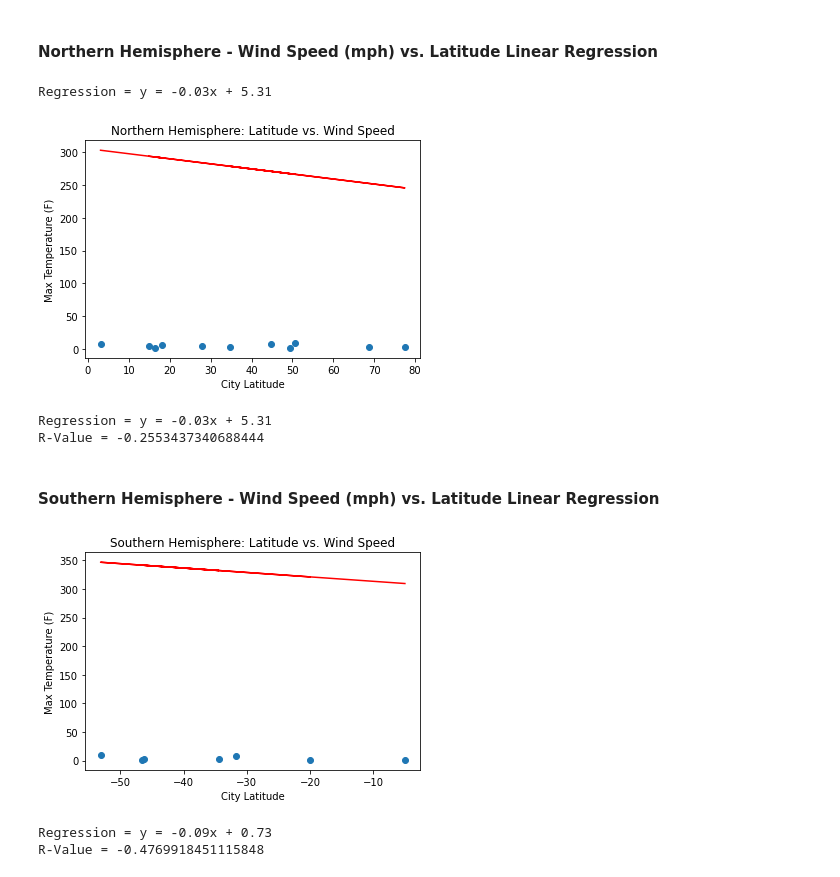
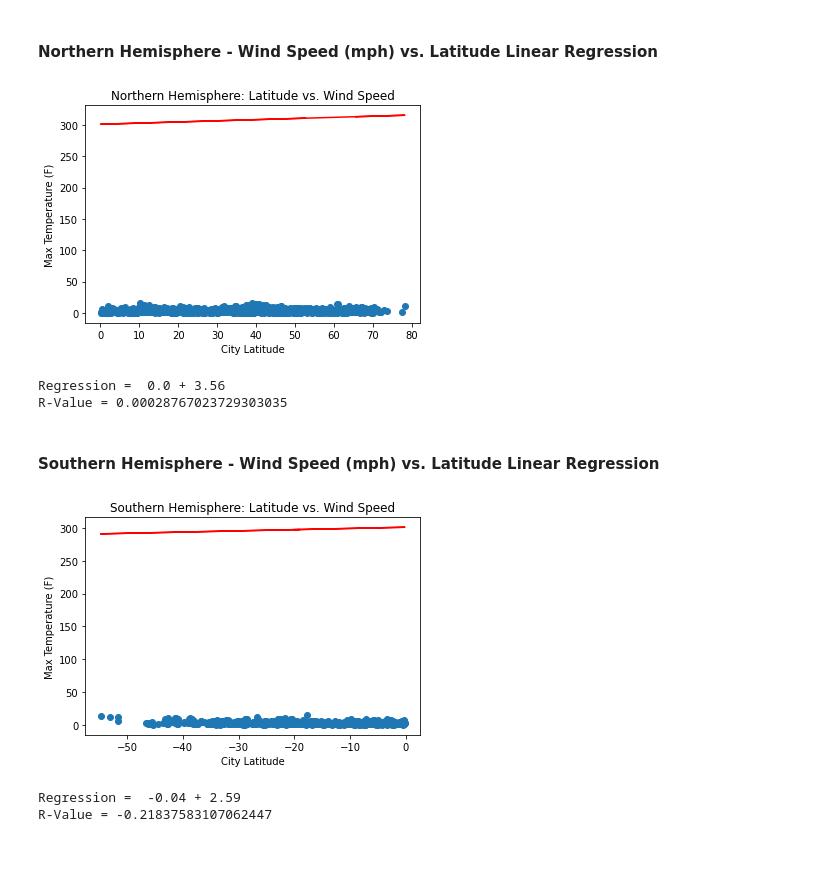
Before and after one commit to ruthhinkle/api-challenge, a Jupyter notebook: WeatherPy-REH.ipynb, the cells around one changed output. Cells and saved outputs as stored; diff of their text form; code cells hidden in the pictures.

```diff
--- a/WeatherPy-REH.ipynb
+++ b/WeatherPy-REH.ipynb
@@ -102,7 +102,7 @@ speeds = []
 dates = []
 countries = []
 
-for city in cities[0:20]:
+for city in cities:
     city_url = f"https://api.openweathermap.org/data/2.5/weather?q={city}&appid={weather_api_key}"
 
     try:
@@ -352,14 +283,14 @@ R-Value = -0.8832374112990168
 # %%
 x = southern_df['Latitude']
 y = southern_df['Max Temp']
-(slope, intercept, rvalue, pvalue, stderr) = linregress(x, y)
+result = linregress(x, y)
 regress_values = x * slope + intercept
-line_eq = "y = " + str(round(slope,2)) + "x + " + str(round(intercept,2))
-plt.plot(x, y, 'o', label='original data')
-plt.plot(x, result.intercept + result.slope*x, 'r', label='fitted line')
+line_eq = f" {(round(slope,2))} + {(round(intercept,2))}"
+plt.scatter(x, y)
+plt.plot(x, result.intercept + result.slope*x, 'r')
 plt.xlabel('City Latitude')
 plt.ylabel('Max Temperature (F)')
-plt.title('Southern Hemisphere: Latitude vs. Max Temp.')
+plt.title('Souther Hemisphere: Latitude vs. Max Temp')
 plt.show()
 print(f"Regression = {line_eq}")
 print(f"R-Value = {rvalue}")
@@ -455,11 +384,9 @@ x = northern_df['Latitude']
 y = northern_df['Wind Speed']
 (slope, intercept, rvalue, pvalue, stderr) = linregress(x, y)
 regress_values = x * slope + intercept
-line_eq = "y = " + str(round(slope,2)) + "x + " + str(round(intercept,2))
-print(f"Regression = {line_eq}")
-# print(result.intercept,result.intercept_stderr)
-plt.plot(x, y, 'o', label='original data')
-plt.plot(x, result.intercept + result.slope*x, 'r', label='fitted line')
+line_eq = f" {(round(slope,2))} + {(round(intercept,2))}"
+plt.scatter(x, y)
+plt.plot(x, result.intercept + result.slope*x, 'r')
 plt.xlabel('City Latitude')
 plt.ylabel('Max Temperature (F)')
 plt.title('Northern Hemisphere: Latitude vs. Wind Speed')
@@ -467,27 +394,26 @@ plt.show()
 print(f"Regression = {line_eq}")
 print(f"R-Value = {rvalue}")
 # %% [output]
+[figure, new version]
-Regression = y = -0.03x + 5.31
+Regression =  0.0 + 3.56
+R-Value = 0.00028767023729303035
-[figure, old version]
-Regression = y = -0.03x + 5.31
-R-Value = -0.2553437340688444
 # %% [markdown]
 ####  Southern Hemisphere - Wind Speed (mph) vs. Latitude Linear Regression
 # %%
 x = southern_df['Latitude']
 y = southern_df['Wind Speed']
 (slope, intercept, rvalue, pvalue, stderr) = linregress(x, y)
 regress_values = x * slope + intercept
-line_eq = "y = " + str(round(slope,2)) + "x + " + str(round(intercept,2))
-plt.plot(x, y, 'o', label='original data')
-plt.plot(x, result.intercept + result.slope*x, 'r', label='fitted line')
+line_eq = f" {(round(slope,2))} + {(round(intercept,2))}"
+plt.scatter(x, y)
+plt.plot(x, result.intercept + result.slope*x, 'r')
 plt.xlabel('City Latitude')
 plt.ylabel('Max Temperature (F)')
 plt.title('Southern Hemisphere: Latitude vs. Wind Speed')
 plt.show()
 print(f"Regression = {line_eq}")
 print(f"R-Value = {rvalue}")
 # %% [output]
-[figure, old version]
+[figure, new version]
-Regression = y = -0.09x + 0.73
-R-Value = -0.4769918451115848
+Regression =  -0.04 + 2.59
+R-Value = -0.21837583107062447
```
Also changed, not shown: parts of 22 cells of this notebook, 1 other file.
